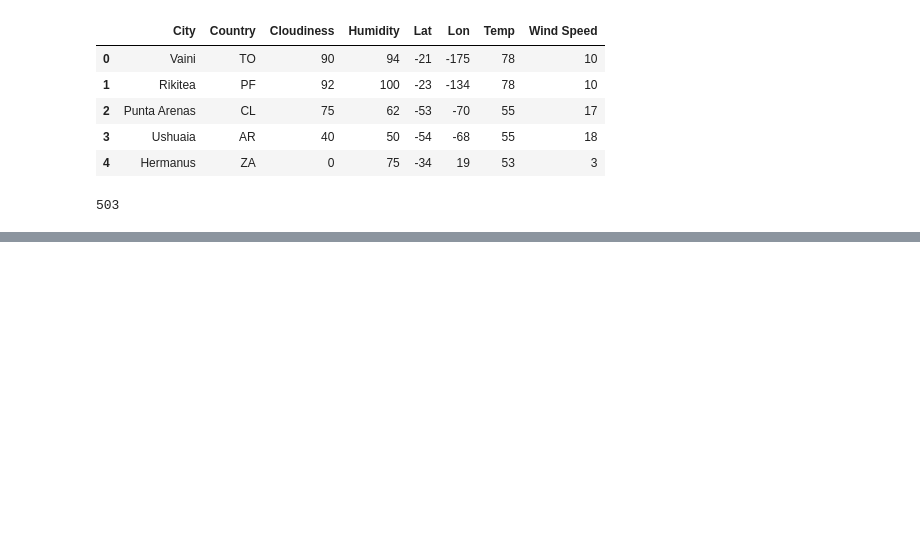
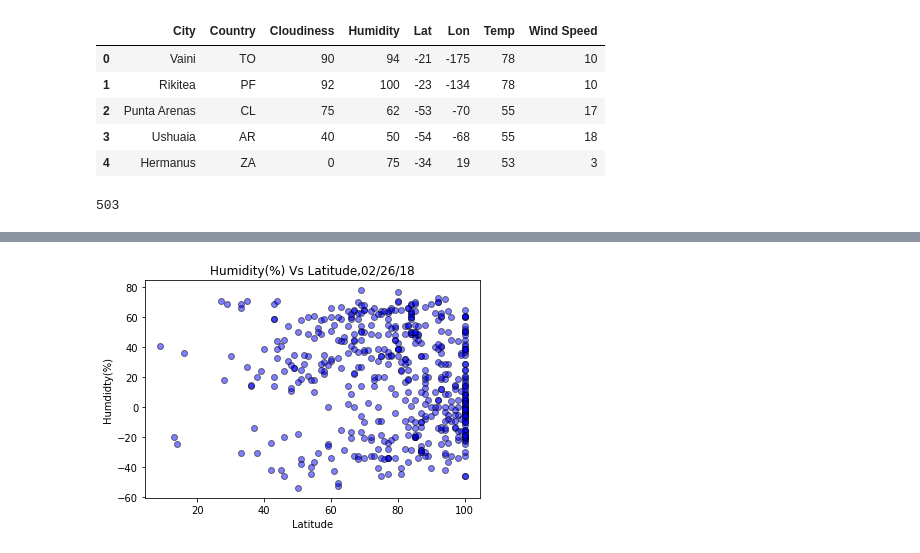
Before and after one commit to gayatripingale/Homework, a Jupyter notebook: Python_API_WeatherPy/Python_API_WeatherPy.ipynb, the cells around one changed output, grey strips where cells are left out. Cells and saved outputs as stored; diff of their text form; code cells hidden in the pictures; blank space fills up the shorter version.

```diff
--- a/Python_API_WeatherPy/Python_API_WeatherPy.ipynb
+++ b/Python_API_WeatherPy/Python_API_WeatherPy.ipynb
@@ -148,0 +164,12 @@ len(cities500.index)
+# %%
+# Temp vs Lat plot
+import time
+date = time.strftime("%m/%d/%y")
+plt.scatter(cities500["Humidity"], cities500["Lat"], color = "blue", edgecolor = 'black',alpha = 0.5)
+plt.title(f"Humidity(%) Vs Latitude,{date}")
+plt.xlabel("Latitude")
+plt.ylabel("Humdidty(%)")
+plt.savefig("TempVsLat.png")
+plt.show()
+# %% [output]
+[figure, added]
```
Also changed, not shown: parts of 1 cell of this notebook, 2 other files.
